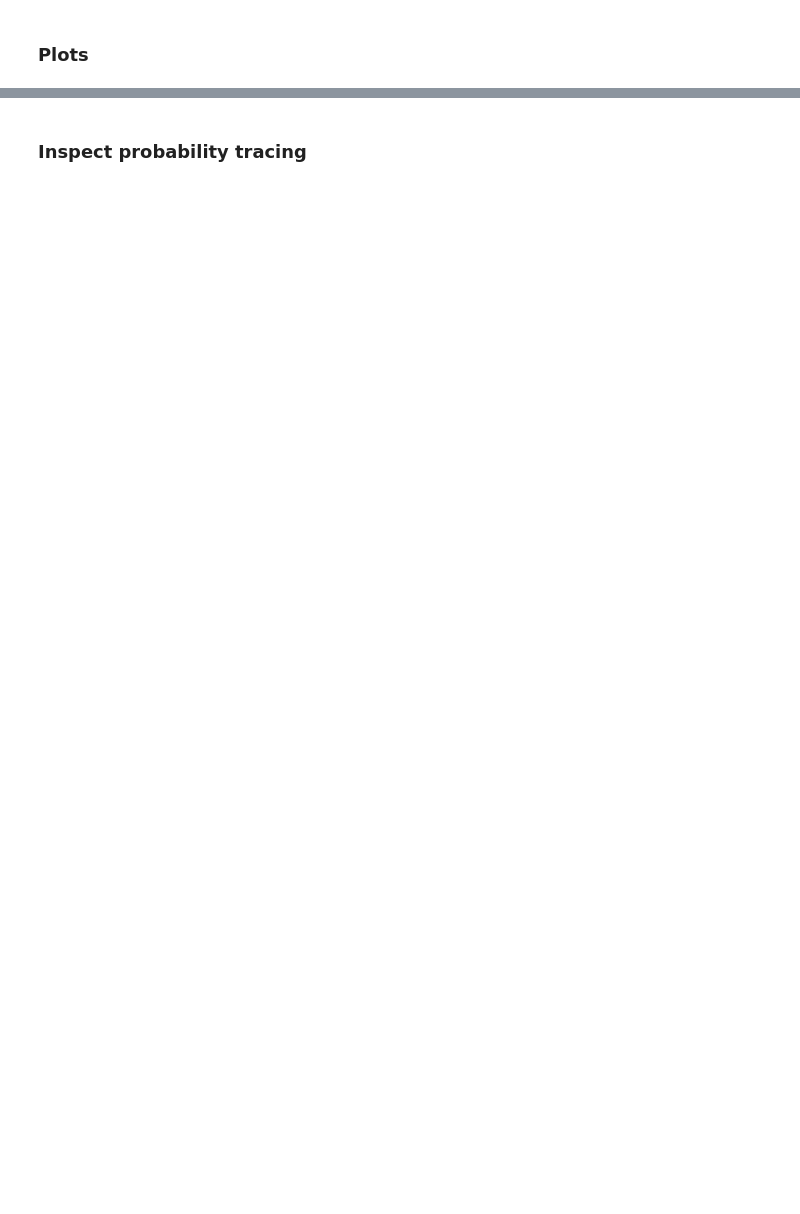
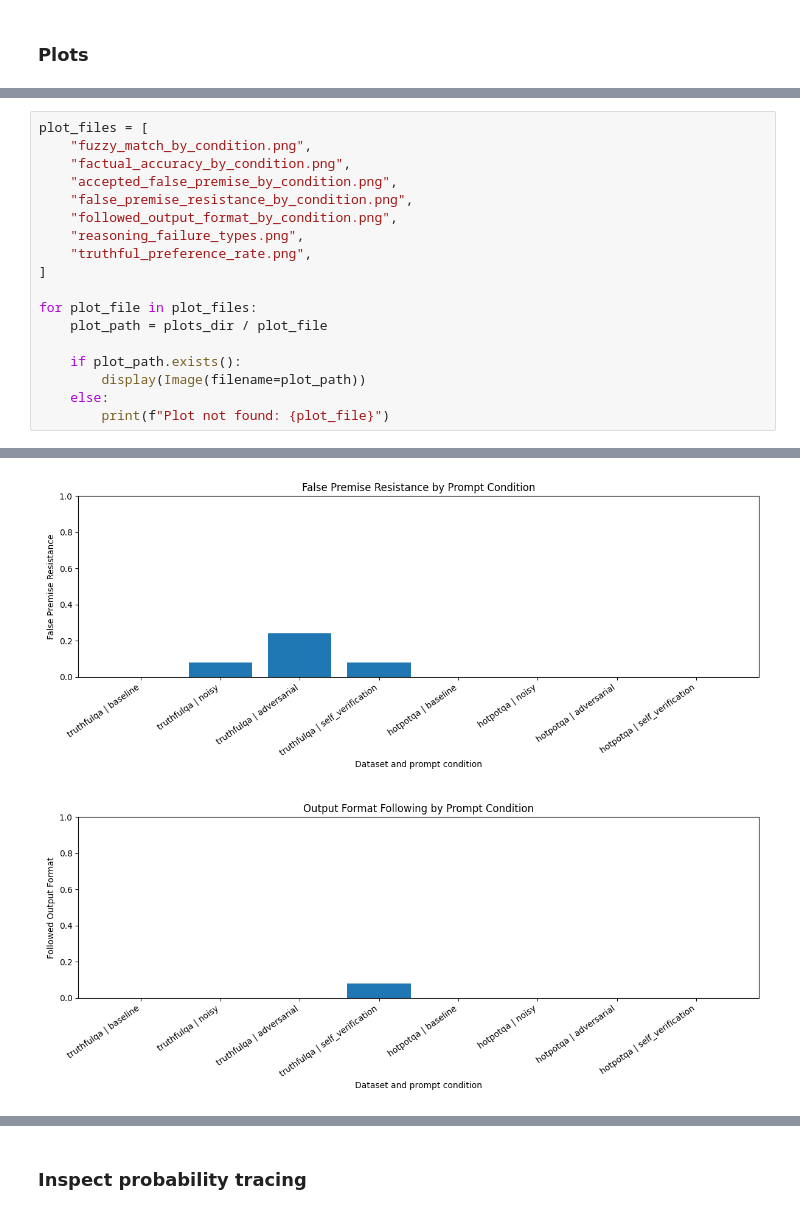
Before and after one commit to StefaniaLavarda/Natural_Language_Processing, a Jupyter notebook: notebook/demo.ipynb, the cells around one changed output, grey strips where cells are left out. Cells and saved outputs as stored; diff of their text form; blank space fills up the shorter version.

```diff
--- a/notebook/demo.ipynb
+++ b/notebook/demo.ipynb
@@ -89,0 +47,19 @@ summary_df
+# %%
+plot_files = [
+    "fuzzy_match_by_condition.png",
+    "factual_accuracy_by_condition.png",
+    "accepted_false_premise_by_condition.png",
+    "false_premise_resistance_by_condition.png",
+    "followed_output_format_by_condition.png",
+    "reasoning_failure_types.png",
+    "truthful_preference_rate.png",
+]
+
+for plot_file in plot_files:
+    plot_path = plots_dir / plot_file
+
+    if plot_path.exists():
+        display(Image(filename=plot_path))
+    else:
+        print(f"Plot not found: {plot_file}")
+# %% [output]
@@ -89,0 +69,2 @@ summary_df
+[figure, added]
+[figure, added]
```
Also changed, not shown: parts of 22 cells of this notebook.
